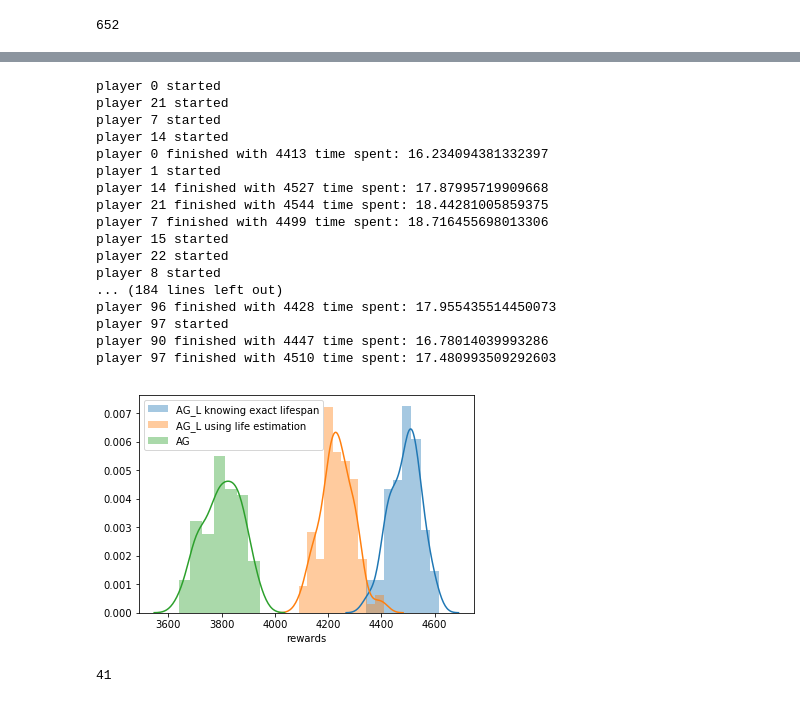
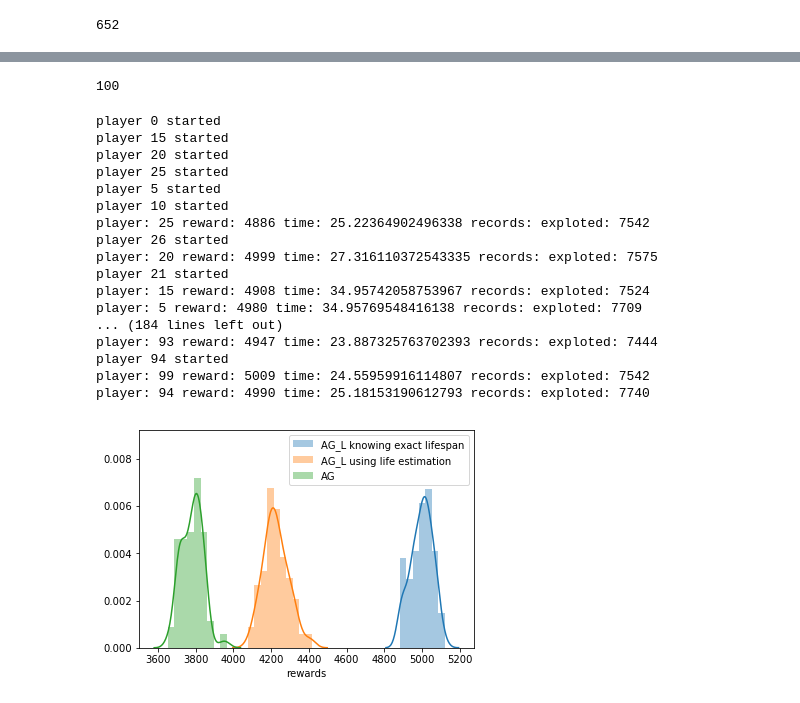
Before and after one commit to ShrekFelix/Reducing-Exploration-of-Dying-Arms-in-Mortal-Bandits, a Jupyter notebook: recommenders SCALED.ipynb, the cells around one changed output, grey strips where cells are left out. Drawn from its saved outputs; the diff is of its cells as text; code cells hidden in the pictures.

```diff
--- a/recommenders SCALED.ipynb
+++ b/recommenders SCALED.ipynb
@@ -344,0 +297,3 @@ player 97 finished with 3801 time spent: 16.223265886306763
+# %%
+plt_ag = filterNone(plt_ag)
+len(plt_ag)
@@ -350,12 +307,12 @@ with open('save/plt_ag', 'wb') as f:
 def player_ag(i):
     print('player',i,'started')
     start = time.time()
-    agl = AG_L(records, pool, unborn, est_life=True)
-    agl.initialize(25)
-    agl.play(100000, .3)
+    alg = AG_L(records, pool, unborn, est_life=True)
+    alg.initialize(25)
+    alg.play(100000, .3)
     end = time.time()
-    print('player',i,'finished with',agl.rewards,'time spent:', end-start)
-    return agl.rewards
-with Pool(4) as p:
+    print('player:',i,'reward:',alg.rewards,'time:', end-start, 'records:', 'exploted:', alg.n_exploit)
+    return alg.rewards
+with Pool(6) as p:
     plt_agl_est = p.map(player_ag, [i for i in range(100)])
 # %% [output]
@@ -379,49 +336,54 @@ player 97 finished with 4188 time spent: 33.872204303741455
+# %%
+plt_agl_est = filterNone(plt_agl_est)
+len(plt_agl_est)
+# %% [output]
+100
 # %%
 with open('save/plt_agl_est', 'wb') as f:
     pickle.dump(plt_agl_est,f)
 # %%
-# AG_L with threshold .3
+# AG_L with threshold .1
 def player_ag(i):
     print('player',i,'started')
     start = time.time()
-    agl = AG_L(records, pool, unborn)
-    agl.initialize(25)
-    agl.play(100000, .3)
+    alg = AG_L(records, pool, unborn)
+    alg.initialize(25)
+    alg.play(100000, .1)
     end = time.time()
-    print('player',i,'finished with',agl.rewards,'time spent:', end-start)
-    return agl.rewards
-plt_agl = []
-with Pool(4) as p:
-    plt_agl += p.map(player_ag, [i for i in range(100)])
+    print('player:',i,'reward:',alg.rewards,'time:', end-start, 'records:', 'exploted:', alg.n_exploit)
+    return alg.rewards
+with Pool(6) as p:
+    plt_agl = p.map(player_ag, [i for i in range(100)])
 # %% [output]
 player 0 started
+player 15 started
+player 20 started
+player 25 started
+player 5 started
+player 10 started
+player: 25 reward: 4886 time: 25.22364902496338 records: exploted: 7542
+player 26 started
+player: 20 reward: 4999 time: 27.316110372543335 records: exploted: 7575
 player 21 started
-player 7 started
-player 14 started
-player 0 finished with 4413 time spent: 16.234094381332397
-player 1 started
-player 14 finished with 4527 time spent: 17.87995719909668
-player 21 finished with 4544 time spent: 18.44281005859375
-player 7 finished with 4499 time spent: 18.716455698013306
-player 15 started
-player 22 started
-player 8 started
+player: 15 reward: 4908 time: 34.95742058753967 records: exploted: 7524
+player: 5 reward: 4980 time: 34.95769548416138 records: exploted: 7709
 ... (184 lines left out)
-player 96 finished with 4428 time spent: 17.955435514450073
-player 97 started
-player 90 finished with 4447 time spent: 16.78014039993286
-player 97 finished with 4510 time spent: 17.480993509292603
+player: 93 reward: 4947 time: 23.887325763702393 records: exploted: 7444
+player 94 started
+player: 99 reward: 5009 time: 24.55959916114807 records: exploted: 7542
+player: 94 reward: 4990 time: 25.18153190612793 records: exploted: 7740
 # %%
 with open('save/plt_agl', 'wb') as f:
     pickle.dump(plt_agl,f)
 # %%
 sns.distplot(plt_agl, label='AG_L knowing exact lifespan')
 sns.distplot(plt_agl_est, label='AG_L using life estimation')
 sns.distplot(plt_ag, label='AG')
-plt.legend()
+plt.legend(loc=1)
+plt.ylim(ymax=.0092)
 plt.xlabel('rewards')
 pass
 # %% [output]
-[figure, old version]
+[figure, new version]
 # %%
 class UCB_L:
@@ -516,11 +475,3 @@ class UCB_L:
                 if pick == record.id:
                     self.update(record)
                     break
-# %%
-# test
-ucbl = UCB_L(records, pool, unborn)
-ucbl.initialize(25)
-ucbl.play(1000,.008)
-ucbl.rewards
-# %% [output]
-41
```
Also changed, not shown: parts of 37 cells of this notebook, 9 other files.
